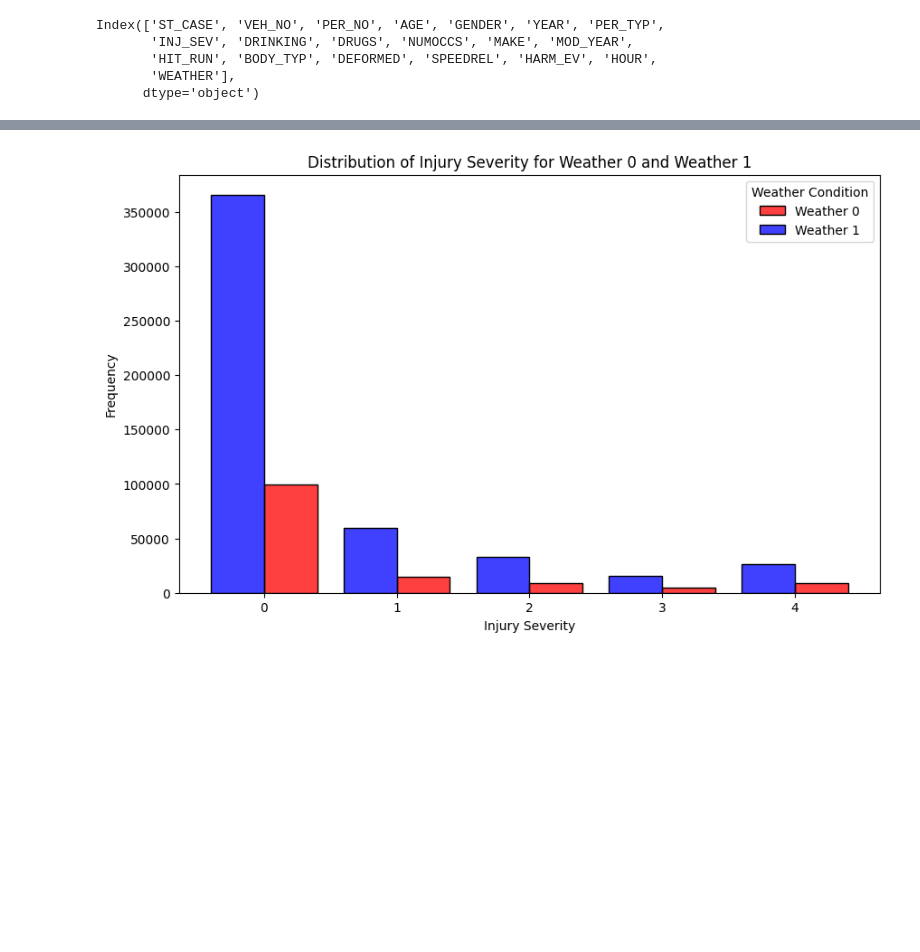
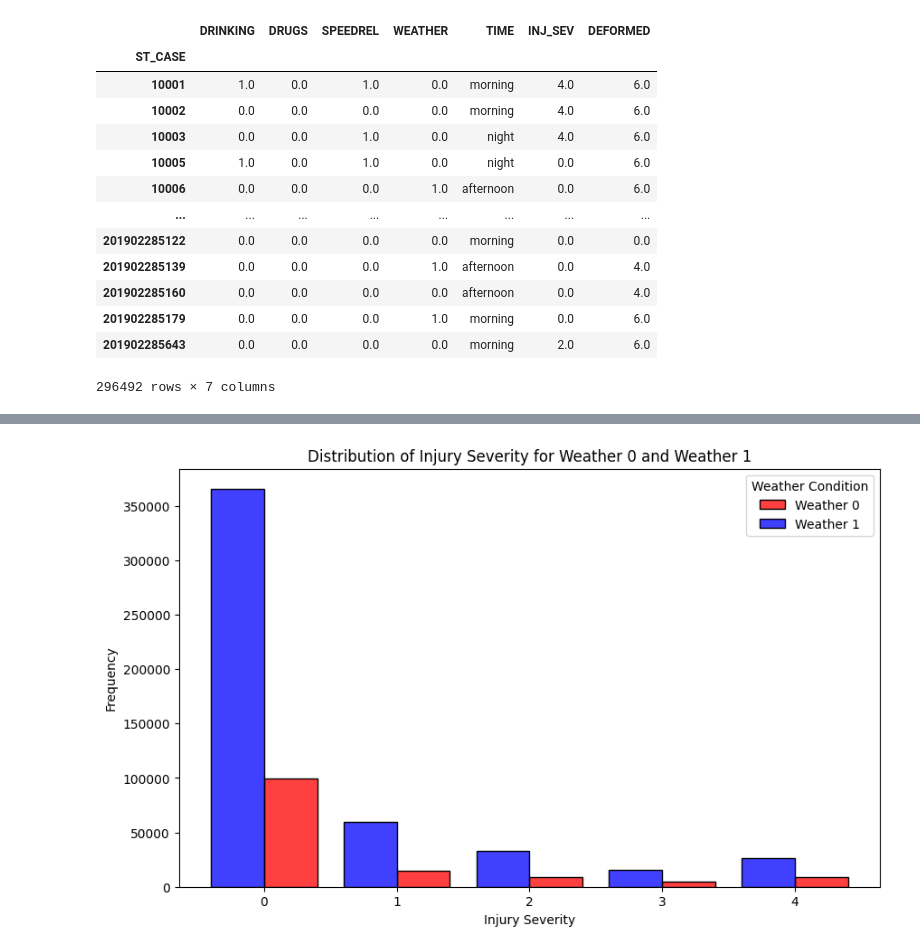
Before and after one commit to LMY014/Math189-Project, a Jupyter notebook: Arshia_EDA.ipynb, the cells around one changed output, grey strips where cells are left out. Drawn from its saved outputs; the diff is of its cells as text; code cells hidden in the pictures; blank space fills up the shorter version.

```diff
--- a/Arshia_EDA.ipynb
+++ b/Arshia_EDA.ipynb
@@ -8,2 +8,2 @@ file_path = "/Users/arshiavadhani/Desktop/MATH189/accidents.csv"
 # %%
-df = pd.read_csv(file_path, low_memory = False)
+df_orig = pd.read_csv(file_path, low_memory = False)
@@ -15,3 +25,9 @@ df = df[keep_cols]
 # %%
-df = df.dropna()
-df['ST_CASE'] = df['ST_CASE'].astype(int)
+keep_cols = ['ST_CASE', 'VEH_NO', 'PER_NO', 'AGE', 'GENDER', 'YEAR', 'PER_TYP', 'INJ_SEV', 'DRINKING', 'DRUGS', 'NUMOCCS', 'MAKE',
+             'MOD_YEAR', 'HIT_RUN', 'BODY_TYP', 'DEFORMED', 'SPEEDREL', 'HARM_EV', 'HOUR', 'WEATHER',]
+
+df = df_orig[keep_cols]
+
+df["ST_CASE"] = df["ST_CASE"].astype(int)
+df["TIME"] = df["HOUR"].apply(lambda x: "morning" if (x >= 5 and x <13)
+                              else ("afternoon" if x >= 13 and x < 20 else "night"))
@@ -18,8 +45,2 @@ df['ST_CASE'] = df['ST_CASE'].astype(int)
 # %%
-df
+df = df.dropna()
-# %% [output]
-Index(['ST_CASE', 'VEH_NO', 'PER_NO', 'AGE', 'GENDER', 'YEAR', 'PER_TYP',
-       'INJ_SEV', 'DRINKING', 'DRUGS', 'NUMOCCS', 'MAKE', 'MOD_YEAR',
-       'HIT_RUN', 'BODY_TYP', 'DEFORMED', 'SPEEDREL', 'HARM_EV', 'HOUR',
-       'WEATHER'],
-      dtype='object')
@@ -25,0 +68,19 @@ Index(['ST_CASE', 'VEH_NO', 'PER_NO', 'AGE', 'GENDER', 'YEAR', 'PER_TYP',
+# %%
+df_occ = df.groupby(['ST_CASE', 'VEH_NO'])['NUMOCCS'].max()
+df_occ = df_occ.reset_index().groupby('ST_CASE')[['NUMOCCS']].max().rename(columns= {'NUMOCCS':'MAXOCCS'})
+df_responses = pd.merge(df_occ, df_responses, on = 'ST_CASE', how ='inner')
+# %% [output]
+|  | DRINKING | DRUGS | SPEEDREL | WEATHER | TIME | INJ_SEV | DEFORMED |
+| ST_CASE |  |  |  |  |  |  |  |
+| 10001 | 1.0 | 0.0 | 1.0 | 0.0 | morning | 4.0 | 6.0 |
+| 10002 | 0.0 | 0.0 | 0.0 | 0.0 | morning | 4.0 | 6.0 |
+| 10003 | 0.0 | 0.0 | 1.0 | 0.0 | night | 4.0 | 6.0 |
+| 10005 | 1.0 | 0.0 | 1.0 | 0.0 | night | 0.0 | 6.0 |
+| 10006 | 0.0 | 0.0 | 0.0 | 1.0 | afternoon | 0.0 | 6.0 |
+| ... | ... | ... | ... | ... | ... | ... | ... |
+| 201902285122 | 0.0 | 0.0 | 0.0 | 0.0 | morning | 0.0 | 0.0 |
+| 201902285139 | 0.0 | 0.0 | 0.0 | 1.0 | afternoon | 0.0 | 4.0 |
+| 201902285160 | 0.0 | 0.0 | 0.0 | 0.0 | afternoon | 0.0 | 4.0 |
+| 201902285179 | 0.0 | 0.0 | 0.0 | 1.0 | morning | 0.0 | 6.0 |
+| 201902285643 | 0.0 | 0.0 | 0.0 | 0.0 | morning | 2.0 | 6.0 |
+296492 rows × 7 columns
```
Also changed, not shown: parts of 14 cells of this notebook.
